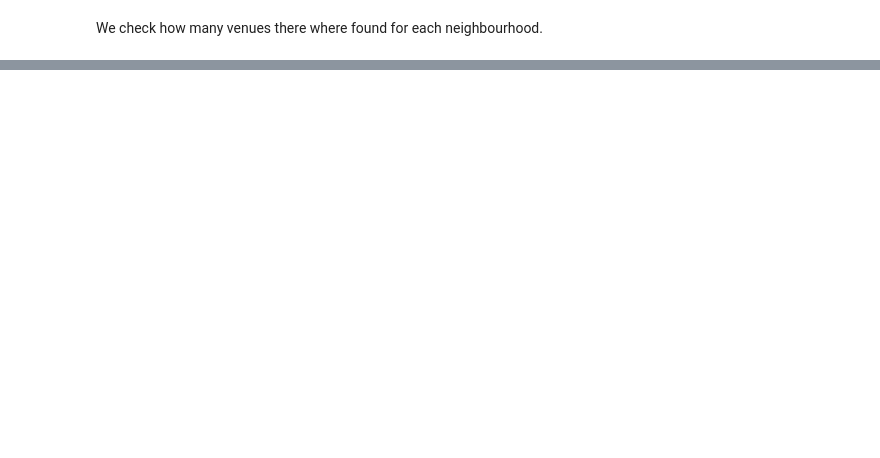
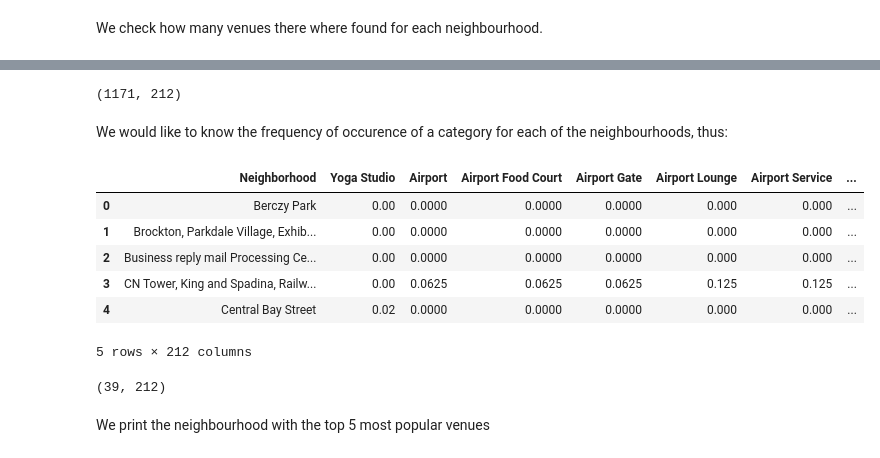
Before and after one commit to amitroy2006/Capstone-Project-Data-Science-Specialization, a Jupyter notebook: Capstone Project Notebook IBM .ipynb, the cells around one changed output, grey strips where cells are left out. Saved outputs shown, nothing was run; the diff lists cells and outputs as text; code cells hidden in the pictures; blank space fills up the shorter version.

Commit message:
Published from Watson Studio.

```diff
--- a/Capstone Project Notebook IBM .ipynb
+++ b/Capstone Project Notebook IBM .ipynb
@@ -727,0 +738,12 @@ toronto_venues.groupby('Neighborhood').count()
+# %%
+# one hot encoding
+toronto_onehot = pd.get_dummies(toronto_venues[['Venue Category']], prefix="", prefix_sep="")
+
+# add neighborhood column back to dataframe
+toronto_onehot['Neighborhood'] = toronto_venues['Neighborhood']
+
+# move neighborhood column to the first column
+fixed_columns = [toronto_onehot.columns[-1]] + list(toronto_onehot.columns[:-1])
+toronto_onehot = toronto_onehot[fixed_columns]
+
+toronto_onehot.head()
@@ -727,0 +758,23 @@ toronto_venues.groupby('Neighborhood').count()
+# %%
+toronto_onehot.shape
+# %% [output]
+(1171, 212)
+# %% [markdown]
+We would like to know the frequency of occurence of a category for each of the neighbourhoods, thus:
+# %%
+toronto_grouped = toronto_onehot.groupby('Neighborhood').mean().reset_index()
+toronto_grouped.head()
+# %% [output]
+|  | Neighborhood | Yoga Studio | Airport | Airport Food Court | Airport Gate | Airport Lounge | Airport Service | ... |
+| 0 | Berczy Park | 0.00 | 0.0000 | 0.0000 | 0.0000 | 0.000 | 0.000 | ... |
+| 1 | Brockton, Parkdale Village, Exhib... | 0.00 | 0.0000 | 0.0000 | 0.0000 | 0.000 | 0.000 | ... |
+| 2 | Business reply mail Processing Ce... | 0.00 | 0.0000 | 0.0000 | 0.0000 | 0.000 | 0.000 | ... |
+| 3 | CN Tower, King and Spadina, Railw... | 0.00 | 0.0625 | 0.0625 | 0.0625 | 0.125 | 0.125 | ... |
+| 4 | Central Bay Street | 0.02 | 0.0000 | 0.0000 | 0.0000 | 0.000 | 0.000 | ... |
+5 rows × 212 columns
+# %%
+toronto_grouped.shape
+# %% [output]
+(39, 212)
+# %% [markdown]
+We print the neighbourhood with the top 5 most popular venues
```
Also changed, not shown: parts of 6 cells of this notebook.
